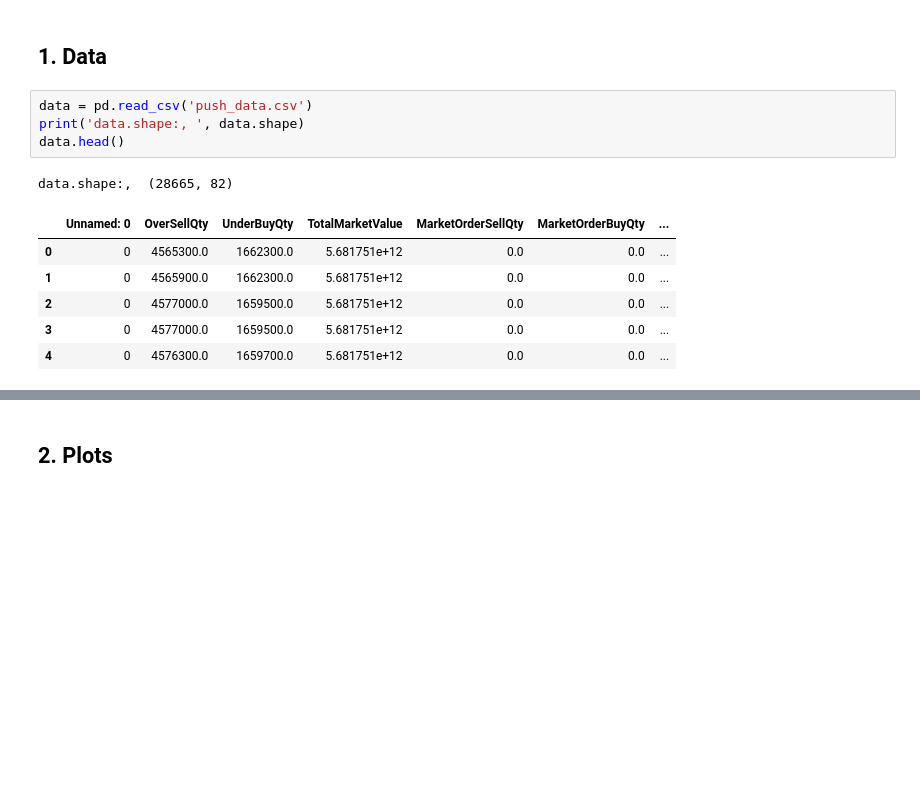
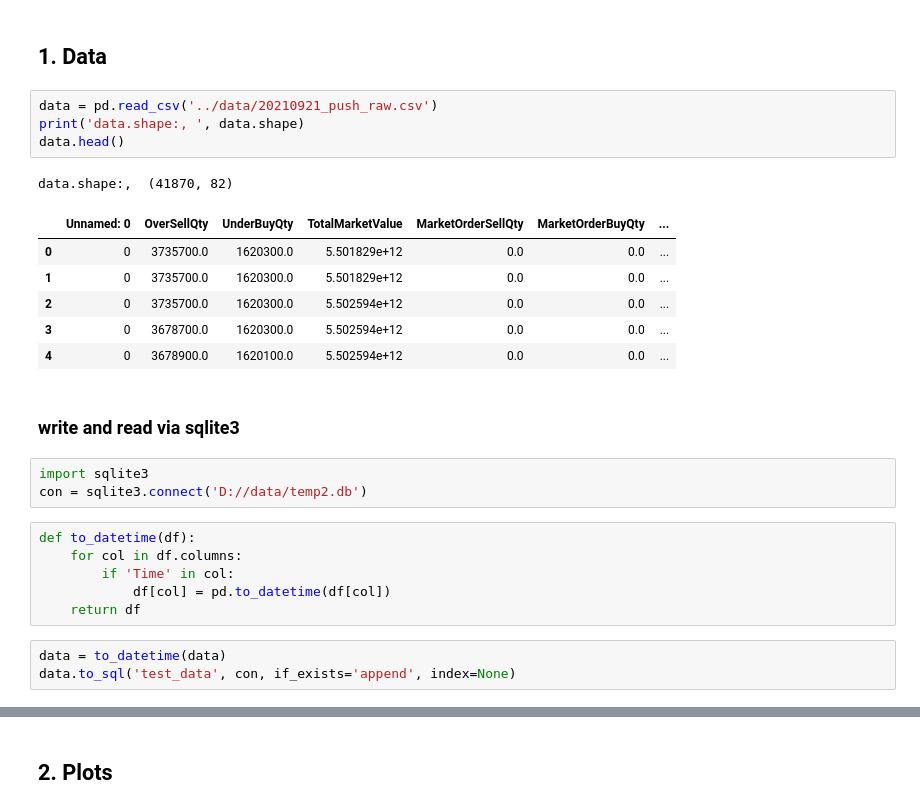
Before and after one commit to newini/auto-stock-transactor, a Jupyter notebook: books/analysis_mplfinance.ipynb, the cells around one changed output, grey strips where cells are left out. Cells and saved outputs as stored; diff of their text form; blank space fills up the shorter version.

```diff
--- a/books/analysis_mplfinance.ipynb
+++ b/books/analysis_mplfinance.ipynb
@@ -53,14 +53,28 @@ def mpfplot(data, **kwargs):
 # %% [markdown]
 ## 1. Data
 # %%
-data = pd.read_csv('push_data.csv')
+data = pd.read_csv('../data/20210921_push_raw.csv')
 print('data.shape:, ', data.shape)
 data.head()
 # %% [output]
-data.shape:,  (28665, 82)
+data.shape:,  (41870, 82)
 |  | Unnamed: 0 | OverSellQty | UnderBuyQty | TotalMarketValue | MarketOrderSellQty | MarketOrderBuyQty | ... |
-| 0 | 0 | 4565300.0 | 1662300.0 | 5.681751e+12 | 0.0 | 0.0 | ... |
-| 1 | 0 | 4565900.0 | 1662300.0 | 5.681751e+12 | 0.0 | 0.0 | ... |
-| 2 | 0 | 4577000.0 | 1659500.0 | 5.681751e+12 | 0.0 | 0.0 | ... |
-| 3 | 0 | 4577000.0 | 1659500.0 | 5.681751e+12 | 0.0 | 0.0 | ... |
-| 4 | 0 | 4576300.0 | 1659700.0 | 5.681751e+12 | 0.0 | 0.0 | ... |
+| 0 | 0 | 3735700.0 | 1620300.0 | 5.501829e+12 | 0.0 | 0.0 | ... |
+| 1 | 0 | 3735700.0 | 1620300.0 | 5.501829e+12 | 0.0 | 0.0 | ... |
+| 2 | 0 | 3735700.0 | 1620300.0 | 5.502594e+12 | 0.0 | 0.0 | ... |
+| 3 | 0 | 3678700.0 | 1620300.0 | 5.502594e+12 | 0.0 | 0.0 | ... |
+| 4 | 0 | 3678900.0 | 1620100.0 | 5.502594e+12 | 0.0 | 0.0 | ... |
+# %% [markdown]
+### write and read via sqlite3
+# %%
+import sqlite3
+con = sqlite3.connect('D://data/temp2.db')
+# %%
+def to_datetime(df):
+    for col in df.columns:
+        if 'Time' in col:
+            df[col] = pd.to_datetime(df[col])
+    return df
+# %%
+data = to_datetime(data)
+data.to_sql('test_data', con, if_exists='append', index=None)
```
Also changed, not shown: parts of 4 cells of this notebook.
